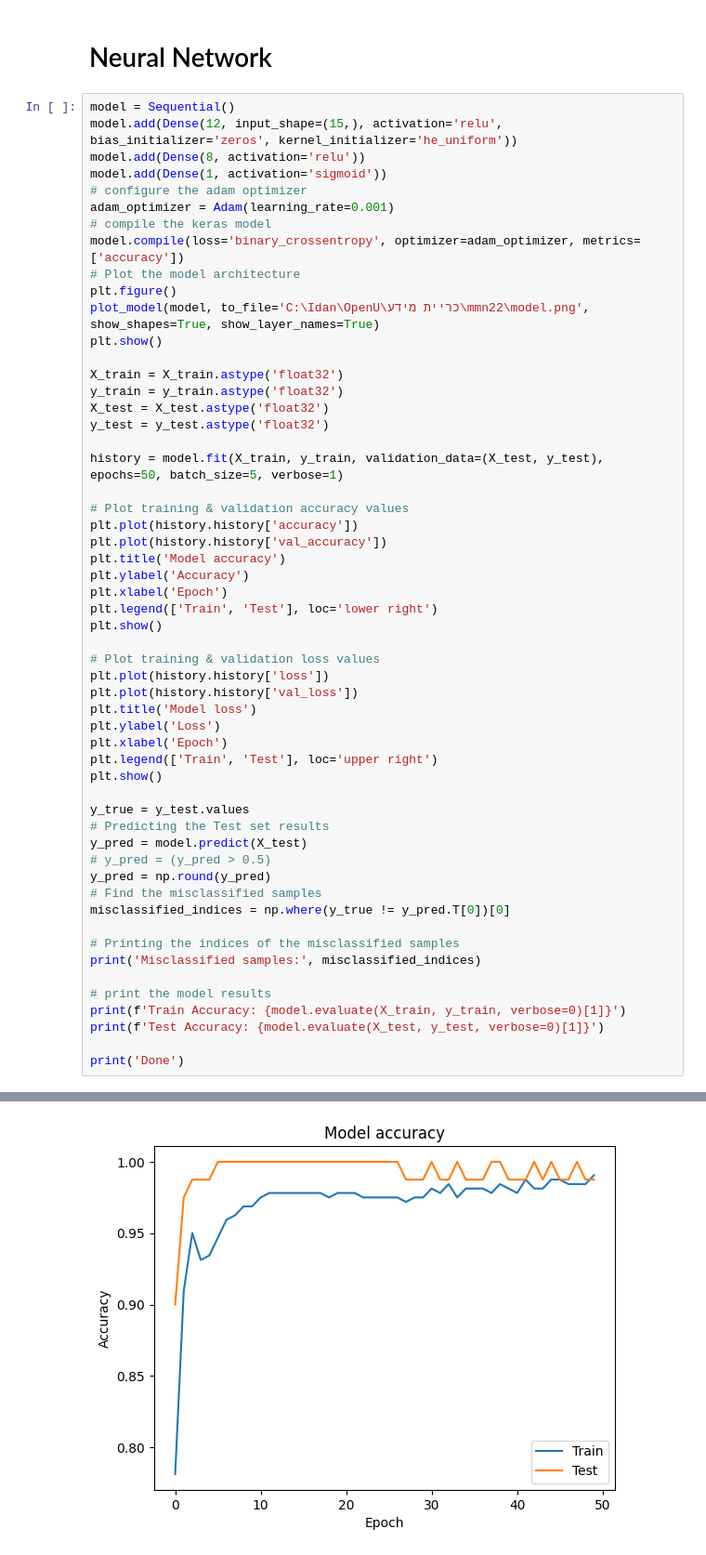
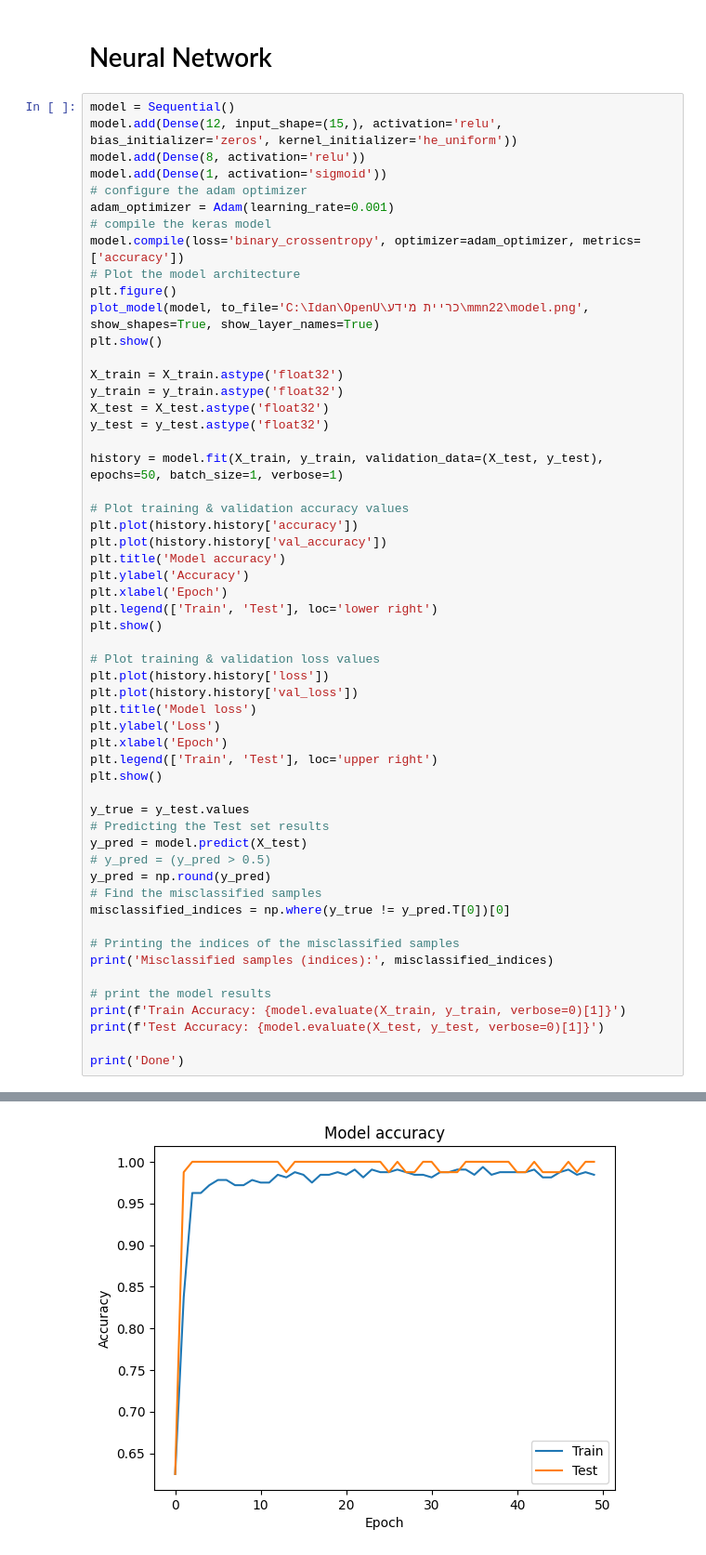
Before and after one commit to Idank96/Chronic_Kidney_Disease_models, a Jupyter notebook: maman22.ipynb, the cells around one changed output, grey strips where cells are left out. Shown at 93% size. Cells and saved outputs as stored; diff of their text form.

```diff
--- a/maman22.ipynb
+++ b/maman22.ipynb
@@ -449,7 +449,7 @@ y_train = y_train.astype('float32')
 X_test = X_test.astype('float32')
 y_test = y_test.astype('float32')
 
-history = model.fit(X_train, y_train, validation_data=(X_test, y_test), epochs=50, batch_size=5, verbose=1)
+history = model.fit(X_train, y_train, validation_data=(X_test, y_test), epochs=50, batch_size=1, verbose=1)
 
 # Plot training & validation accuracy values
 plt.plot(history.history['accuracy'])
@@ -478,7 +478,7 @@ y_pred = np.round(y_pred)
 misclassified_indices = np.where(y_true != y_pred.T[0])[0]
 
 # Printing the indices of the misclassified samples
-print('Misclassified samples:', misclassified_indices)
+print('Misclassified samples (indices):', misclassified_indices)
 
 # print the model results
 print(f'Train Accuracy: {model.evaluate(X_train, y_train, verbose=0)[1]}')
@@ -508 +508 @@ Epoch 50/50
-[figure, old version]
+[figure, new version]
```
Also changed, not shown: parts of 1 cell of this notebook.
